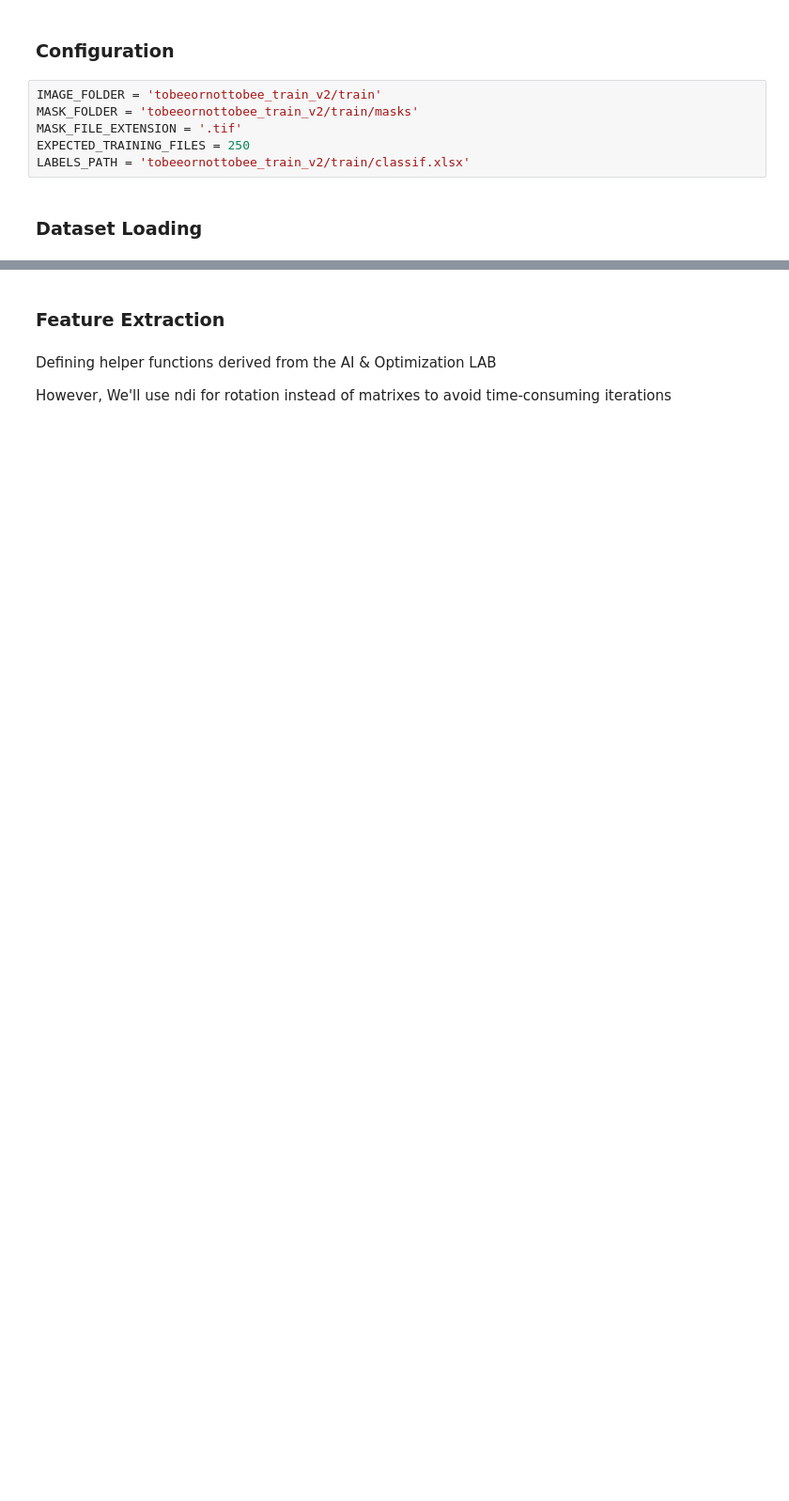
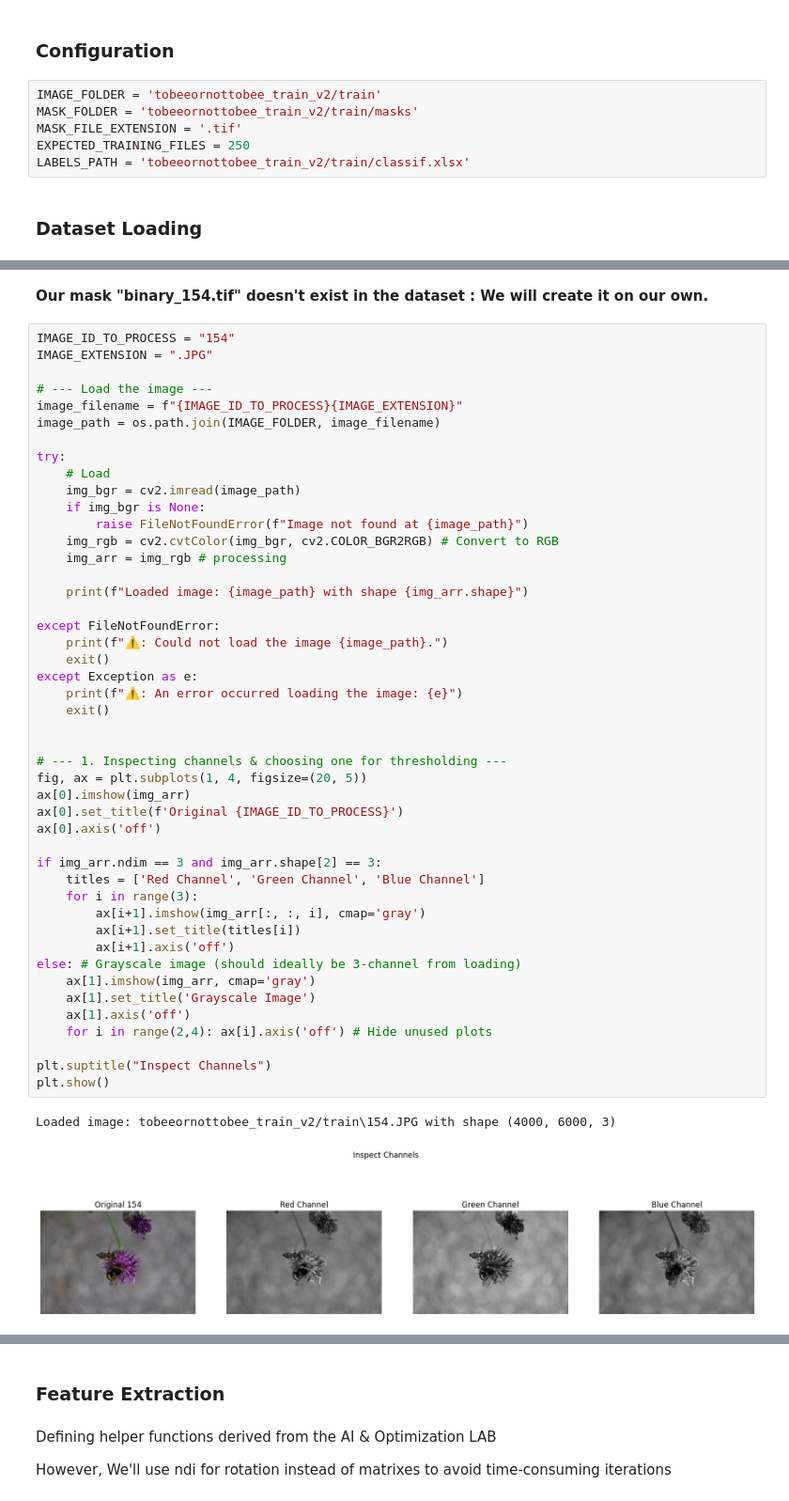
Before and after one commit to skander-kechaou/to-bee-or-not-to-bee, a Jupyter notebook: ML_bumblebee.ipynb, the cells around one changed output, grey strips where cells are left out. Shown at 94% size. Drawn from its saved outputs; the diff is of its cells as text; blank space fills up the shorter version.

```diff
--- a/ML_bumblebee.ipynb
+++ b/ML_bumblebee.ipynb
@@ -113,0 +157,51 @@ Finished loading. Successfully loaded 249 image/mask pairs.
+# %% [markdown]
+**Our mask "binary_154.tif" doesn't exist in the dataset : We will create it on our own.**
+# %%
+IMAGE_ID_TO_PROCESS = "154"
+IMAGE_EXTENSION = ".JPG"
+
+# --- Load the image ---
+image_filename = f"{IMAGE_ID_TO_PROCESS}{IMAGE_EXTENSION}"
+image_path = os.path.join(IMAGE_FOLDER, image_filename)
+
+try:
+    # Load
+    img_bgr = cv2.imread(image_path)
+    if img_bgr is None:
+        raise FileNotFoundError(f"Image not found at {image_path}")
+    img_rgb = cv2.cvtColor(img_bgr, cv2.COLOR_BGR2RGB) # Convert to RGB
+    img_arr = img_rgb # processing
+
+    print(f"Loaded image: {image_path} with shape {img_arr.shape}")
+
+except FileNotFoundError:
+    print(f"⚠️: Could not load the image {image_path}.")
+    exit()
+except Exception as e:
+    print(f"⚠️: An error occurred loading the image: {e}")
+    exit()
+
+
+# --- 1. Inspecting channels & choosing one for thresholding ---
+fig, ax = plt.subplots(1, 4, figsize=(20, 5))
+ax[0].imshow(img_arr)
+ax[0].set_title(f'Original {IMAGE_ID_TO_PROCESS}')
+ax[0].axis('off')
+
+if img_arr.ndim == 3 and img_arr.shape[2] == 3:
+    titles = ['Red Channel', 'Green Channel', 'Blue Channel']
+    for i in range(3):
+        ax[i+1].imshow(img_arr[:, :, i], cmap='gray')
+        ax[i+1].set_title(titles[i])
+        ax[i+1].axis('off')
+else: # Grayscale image (should ideally be 3-channel from loading)
+    ax[1].imshow(img_arr, cmap='gray')
+    ax[1].set_title('Grayscale Image')
+    ax[1].axis('off')
+    for i in range(2,4): ax[i].axis('off') # Hide unused plots
+
+plt.suptitle("Inspect Channels")
+plt.show()
+# %% [output]
+Loaded image: tobeeornottobee_train_v2/train\154.JPG with shape (4000, 6000, 3)
+[figure, added]
```
Also changed, not shown: parts of 85 cells of this notebook, 3 other files.
